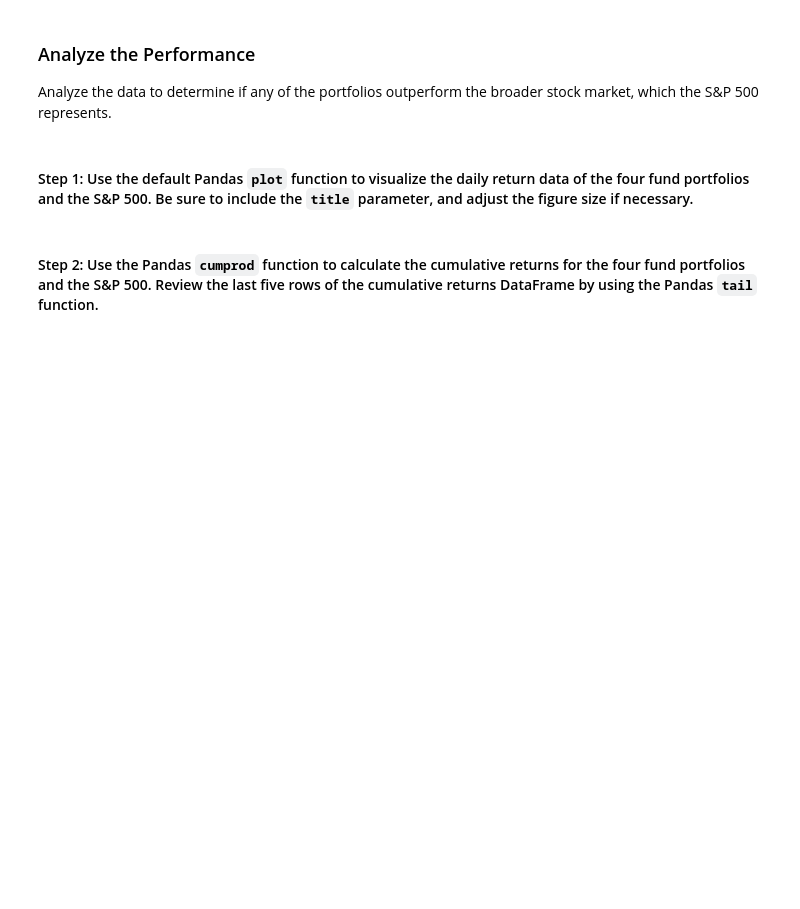
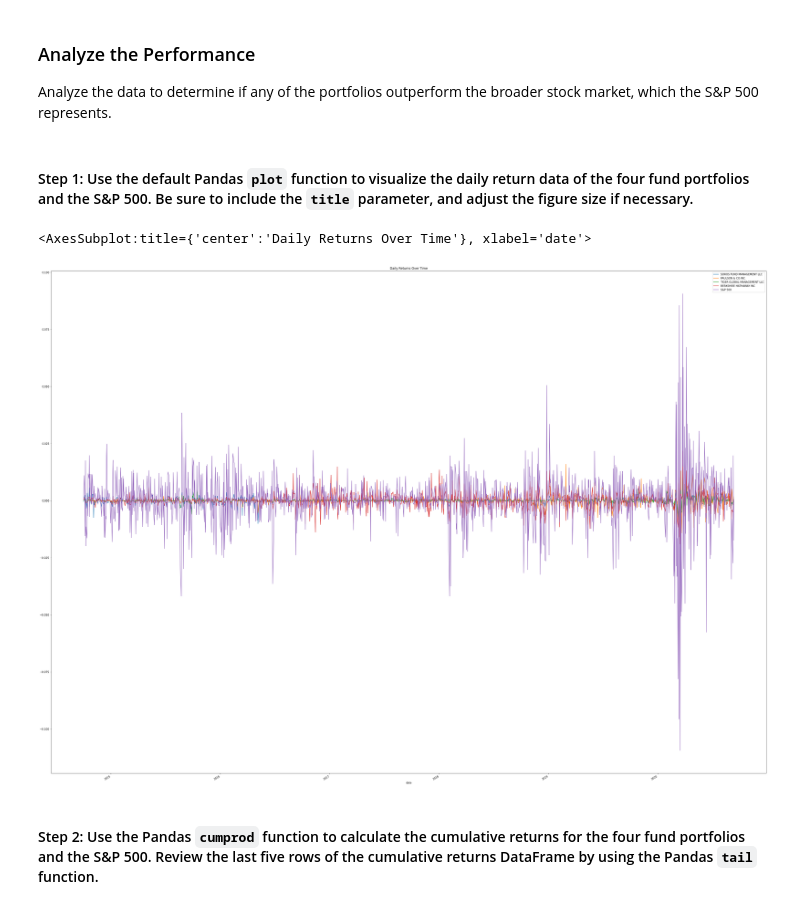
Before and after one commit to JakeWheelerGitHub/Week_4_Challenge, a Jupyter notebook: risk_return_analysis.ipynb, the cells around one changed output. Drawn from its saved outputs; the diff is of its cells as text; code cells hidden in the pictures; blank space fills up the shorter version.

```diff
--- a/risk_return_analysis.ipynb
+++ b/risk_return_analysis.ipynb
@@ -165,7 +165,12 @@ Analyze the data to determine if any of the portfolios outperform the broader st
 # %%
 # Plot the daily return data of the 4 funds and the S&P 500
 # Inclue a title parameter and adjust the figure size
-# YOUR CODE HERE
+
+
+nav_daily_returns.plot(figsize = (50,40), title = "Daily Returns Over Time")
+# %% [output]
+<AxesSubplot:title={'center':'Daily Returns Over Time'}, xlabel='date'>
+[figure, added]
 # %% [markdown]
 #### Step 2: Use the Pandas `cumprod` function to calculate the cumulative returns for the four fund portfolios and the S&P 500. Review the last five rows of the cumulative returns DataFrame by using the Pandas `tail` function.
 # %%
```
Also changed, not shown: parts of 6 cells of this notebook.
